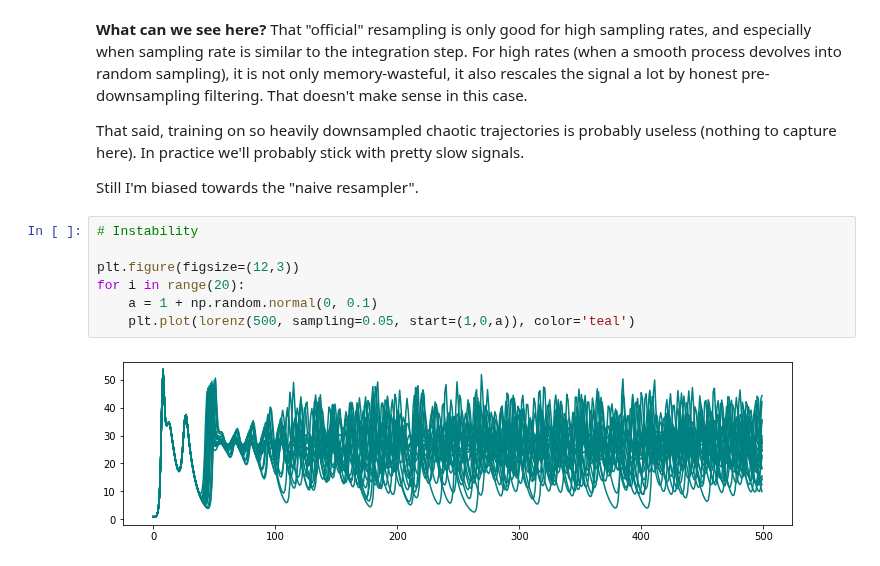
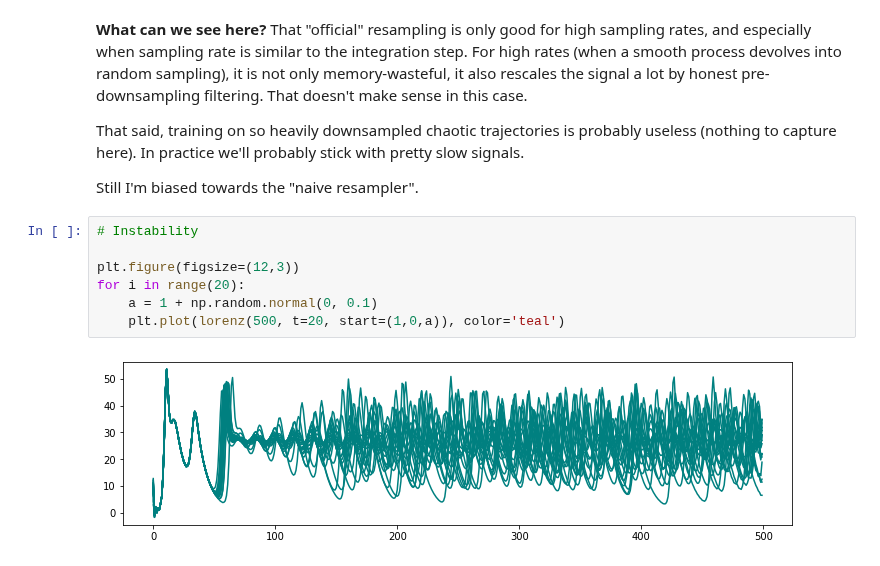
Before and after one commit to khakhalin/Sketches, a Jupyter notebook: dynamic_systems/lorenz.ipynb, the cells around one changed output. Cells and saved outputs as stored; diff of their text form.

```diff
--- a/dynamic_systems/lorenz.ipynb
+++ b/dynamic_systems/lorenz.ipynb
@@ -93,9 +93,9 @@ Still I'm biased towards the "naive resampler".
 # %%
 # Instability
 
 plt.figure(figsize=(12,3))
 for i in range(20):
     a = 1 + np.random.normal(0, 0.1)
-    plt.plot(lorenz(500, sampling=0.05, start=(1,0,a)), color='teal')
+    plt.plot(lorenz(500, t=20, start=(1,0,a)), color='teal')
 # %% [output]
-[figure, old version]
+[figure, new version]
```
